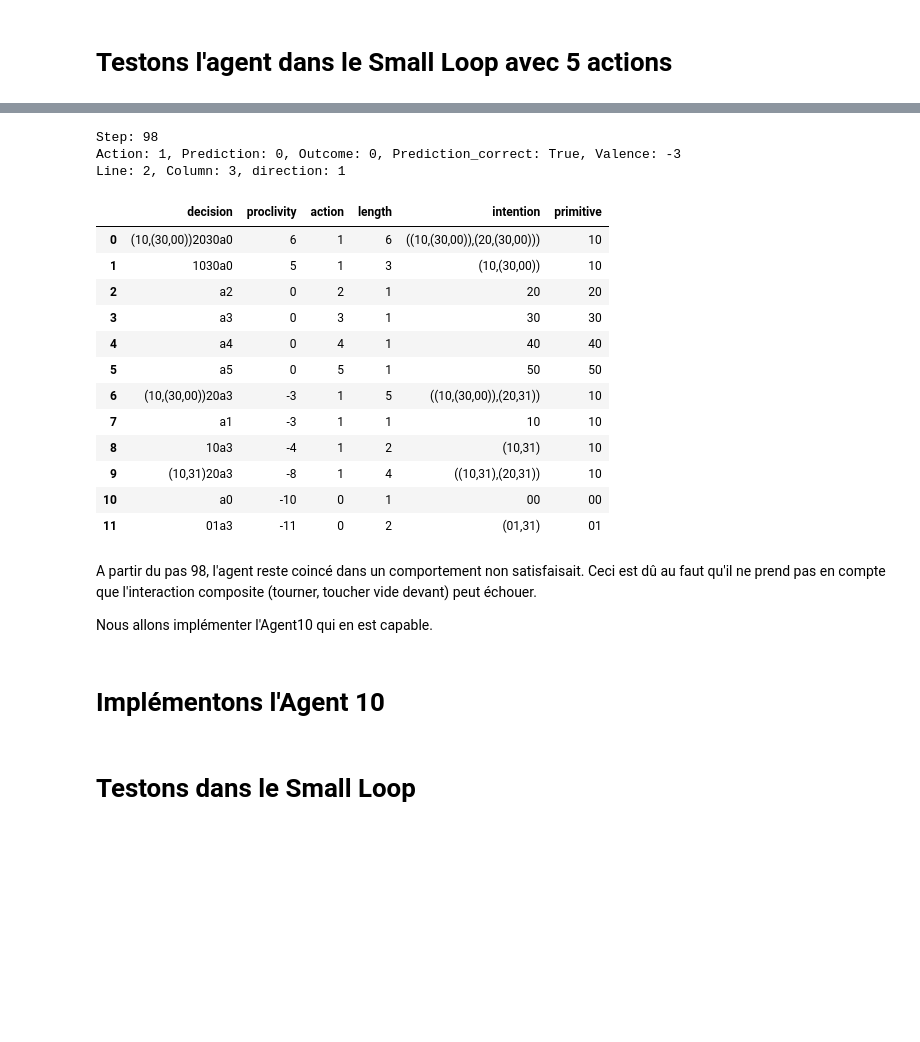
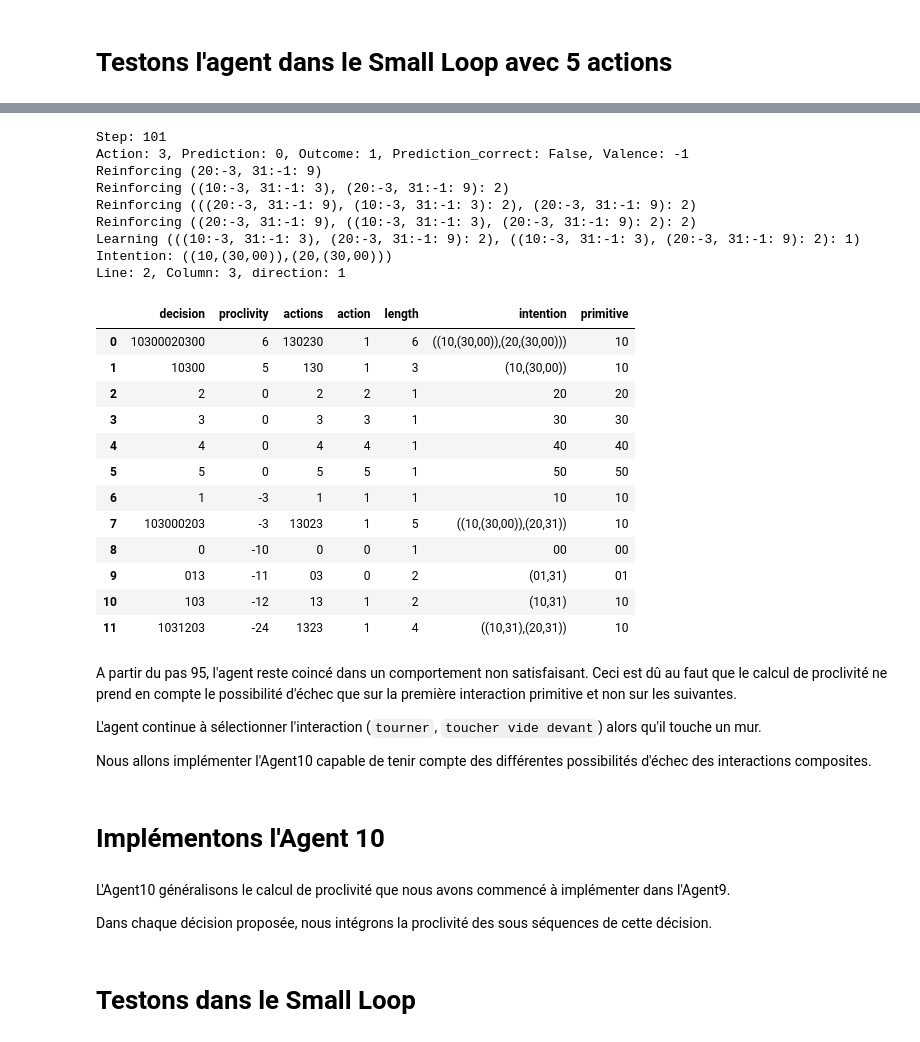
Before and after one commit to PetiteIA/schema_mechanism, a Jupyter notebook: notebooks/agent10.ipynb, the cells around one changed output, grey strips where cells are left out. Saved outputs shown, nothing was run; the diff lists cells and outputs as text; code cells hidden in the pictures; blank space fills up the shorter version.

Commit message:
Agent10 decisions

```diff
--- a/notebooks/agent10.ipynb
+++ b/notebooks/agent10.ipynb
@@ -32,9 +32,12 @@ class CompositeInteraction:
         self._step = 1
 
     def get_decision(self):
-        """Return the sequence of decisions"""
-        # return self.key()
-        return f"{self.pre_interaction.key()}{self.post_interaction.get_decision()}"
+        """Return the flatten sequence of intermediary primitive interactions terminated with the final decision"""
+        return f"{self.pre_interaction.sequence()}{self.post_interaction.get_decision()}"
+
+    def get_action(self):
+        """Return the sequences of the decisions of this interaction"""
+        return f"{self.pre_interaction.get_action()}{self.post_interaction.get_action()}"
 
     def get_primitive_action(self):
         """Return the primite action"""
@@ -120,6 +123,10 @@ class CompositeInteraction:
         # Step 2: The current primitive interaction of the post-interaction
         else:
             return self.post_interaction.current()
+
+    def sequence(self):
+        """Return the flatten sequence of primitive interactions of this composite interaction"""
+        return f"{self.pre_interaction.sequence()}{self.post_interaction.sequence()}"
 # %% [markdown]
 On ajoute aussi les méthodes `current()` et `increment()` à la classe `Interaction` pour assurer la compatibilité avec la classe `CompositeInteraction`.
 # %%
@@ -136,7 +143,8 @@ class Interaction:
 
     def get_decision(self):
         """Return the decision key"""
-        return f"a{self._action}"
+        return f"{self._action}"
+        # return f"a{self._action}"
 
     def get_primitive_action(self):
         """Return the action for compatibility with CompositeInteraction"""
@@ -180,6 +188,10 @@ class Interaction:
     def current(self):
         """Return itself for compatibility with composite interactions"""
         return self
+
+    def sequence(self):
+        """Return the key. Use for compatibility with composite interactions"""
+        return self.key()
 # %% [markdown]
 # Apprentissage hiérarchique
 # %% [markdown]
@@ -225,6 +237,7 @@ class Agent:
         data = {'activated': [np.nan] * len(default_interactions),
                 'weight': [0] * len(default_interactions),
                 'action': [i.get_primitive_action() for i in default_interactions],
+                'actions': [i.get_primitive_action() for i in default_interactions],
                 'intention': [i.key() for i in default_interactions],
                 'valence': [i.get_valence() for i in default_interactions],
                 'decision': [i.get_decision() for i in default_interactions],
@@ -313,15 +326,17 @@ class Agent:
         data = {'activated': activated_keys,
                 'weight': [self._interactions[k].weight for k in activated_keys],
                 'action': [self._interactions[k].post_interaction.get_primitive_action() for k in activated_keys],
+                'actions': [self._interactions[k].post_interaction.get_action() for k in activated_keys],
                 'intention': [self._interactions[k].post_interaction.key() for k in activated_keys],
                 'valence': [self._interactions[k].post_interaction.get_valence() for k in activated_keys],
                 'decision': [self._interactions[k].post_interaction.get_decision() for k in activated_keys],
-                'primitive': [self._interactions[k].post_interaction.pre_key() for k in activated_keys],  # <-- MODIFIED
+                'primitive': [self._interactions[k].post_interaction.pre_key() for k in activated_keys],
                 'length': [self._interactions[k].post_interaction.get_length() for k in activated_keys],
                 }
         activated_df = pd.DataFrame(data)
 
-        # Create the selection dataframe from the primitive and the activated dataframes
+        # Create the proposed dataframe from the default and the activated dataframes
+        # (if activated_df is empty then proposed_df may have different datatypes but that's ok)
         self.proposed_df = pd.concat([self._default_df, activated_df], ignore_index=True)
 
         # Compute the proclivity for each proposition
@@ -330,7 +345,7 @@ class Agent:
     def aggregate_propositions(self):
         """Aggregate the proclivity"""
         # Aggregate the proclivity for each decision
-        grouped_df = self.proposed_df.groupby('decision').agg({'proclivity': 'sum', 'action': 'first', 'length': 'first',
+        grouped_df = self.proposed_df.groupby('decision').agg({'proclivity': 'sum', 'actions': 'first', 'action': 'first', 'length': 'first',
                                                                'intention': 'first', 'primitive': 'first'}).reset_index()
 
         # For each composite decision, find the proposed primitive interactions that have the same action but a different outcome
@@ -583,32 +598,44 @@ display(out)
 # %%
 print(f"Step: {step}")
 step += 1
 action = a.action(outcome)
 e.display()
-# e.save(step)  # Sauvegarde le fichier image qui servira au gif
+e.save(step)  # Sauvegarde le fichier image qui servira au gif
 outcome = e.outcome(action)
 a.proposed_df
 # %% [output]
-Step: 98
-Action: 1, Prediction: 0, Outcome: 0, Prediction_correct: True, Valence: -3
+Step: 101
+Action: 3, Prediction: 0, Outcome: 1, Prediction_correct: False, Valence: -1
+Reinforcing (20:-3, 31:-1: 9)
+Reinforcing ((10:-3, 31:-1: 3), (20:-3, 31:-1: 9): 2)
+Reinforcing (((20:-3, 31:-1: 9), (10:-3, 31:-1: 3): 2), (20:-3, 31:-1: 9): 2)
+Reinforcing ((20:-3, 31:-1: 9), ((10:-3, 31:-1: 3), (20:-3, 31:-1: 9): 2): 2)
+Learning (((10:-3, 31:-1: 3), (20:-3, 31:-1: 9): 2), ((10:-3, 31:-1: 3), (20:-3, 31:-1: 9): 2): 1)
+Intention: ((10,(30,00)),(20,(30,00)))
 Line: 2, Column: 3, direction: 1
-|  | decision | proclivity | action | length | intention | primitive |
-| 0 | (10,(30,00))2030a0 | 6 | 1 | 6 | ((10,(30,00)),(20,(30,00))) | 10 |
-| 1 | 1030a0 | 5 | 1 | 3 | (10,(30,00)) | 10 |
-| 2 | a2 | 0 | 2 | 1 | 20 | 20 |
-| 3 | a3 | 0 | 3 | 1 | 30 | 30 |
-| 4 | a4 | 0 | 4 | 1 | 40 | 40 |
-| 5 | a5 | 0 | 5 | 1 | 50 | 50 |
-| 6 | (10,(30,00))20a3 | -3 | 1 | 5 | ((10,(30,00)),(20,31)) | 10 |
-| 7 | a1 | -3 | 1 | 1 | 10 | 10 |
-| 8 | 10a3 | -4 | 1 | 2 | (10,31) | 10 |
-| 9 | (10,31)20a3 | -8 | 1 | 4 | ((10,31),(20,31)) | 10 |
-| 10 | a0 | -10 | 0 | 1 | 00 | 00 |
-| 11 | 01a3 | -11 | 0 | 2 | (01,31) | 01 |
+|  | decision | proclivity | actions | action | length | intention | primitive |
+| 0 | 10300020300 | 6 | 130230 | 1 | 6 | ((10,(30,00)),(20,(30,00))) | 10 |
+| 1 | 10300 | 5 | 130 | 1 | 3 | (10,(30,00)) | 10 |
+| 2 | 2 | 0 | 2 | 2 | 1 | 20 | 20 |
+| 3 | 3 | 0 | 3 | 3 | 1 | 30 | 30 |
+| 4 | 4 | 0 | 4 | 4 | 1 | 40 | 40 |
+| 5 | 5 | 0 | 5 | 5 | 1 | 50 | 50 |
+| 6 | 1 | -3 | 1 | 1 | 1 | 10 | 10 |
+| 7 | 103000203 | -3 | 13023 | 1 | 5 | ((10,(30,00)),(20,31)) | 10 |
+| 8 | 0 | -10 | 0 | 0 | 1 | 00 | 00 |
+| 9 | 013 | -11 | 03 | 0 | 2 | (01,31) | 01 |
+| 10 | 103 | -12 | 13 | 1 | 2 | (10,31) | 10 |
+| 11 | 1031203 | -24 | 1323 | 1 | 4 | ((10,31),(20,31)) | 10 |
 # %% [markdown]
-A partir du pas 98, l'agent reste coincé dans un comportement non satisfaisait.
-Ceci est dû au faut qu'il ne prend pas en compte que l'interaction composite (tourner, toucher vide devant) peut échouer.
+A partir du pas 95, l'agent reste coincé dans un comportement non satisfaisant.
+Ceci est dû au faut que le calcul de proclivité ne prend en compte le possibilité d'échec que sur la première interaction primitive et non sur les suivantes.
 
-Nous allons implémenter l'Agent10 qui en est capable.
+L'agent continue à sélectionner l'interaction (`tourner`, `toucher vide devant`) alors qu'il touche un mur.
+
+Nous allons implémenter l'Agent10 capable de tenir compte des différentes possibilités d'échec des interactions composites.
 # %% [markdown]
 # Implémentons l'Agent 10
+# %% [markdown]
+L'Agent10 généralisons le calcul de proclivité que nous avons commencé à implémenter dans l'Agent9.
+
+Dans chaque décision proposée, nous intégrons la proclivité des sous séquences de cette décision.
```
Also changed, not shown: parts of 3 cells of this notebook, 1 other file.
